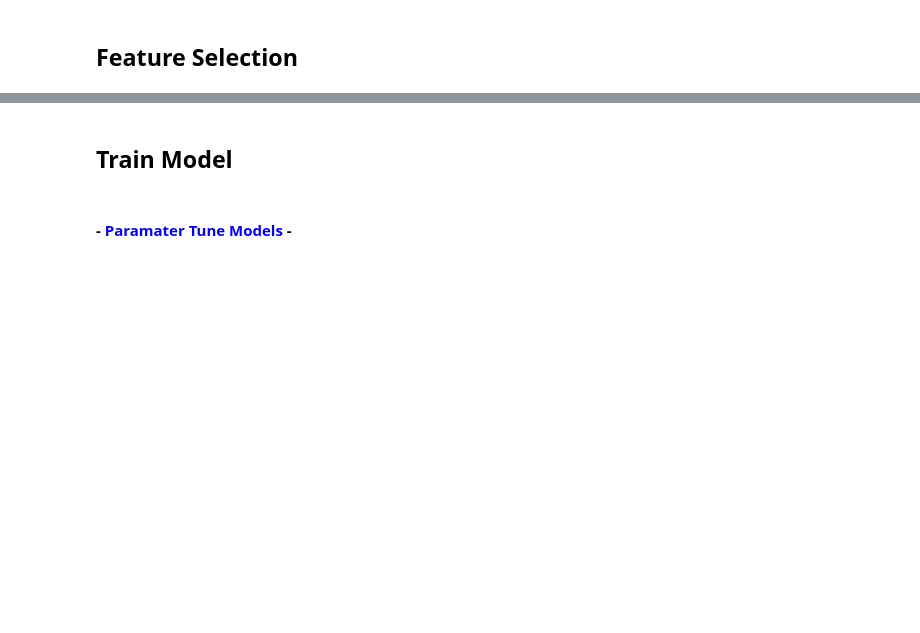
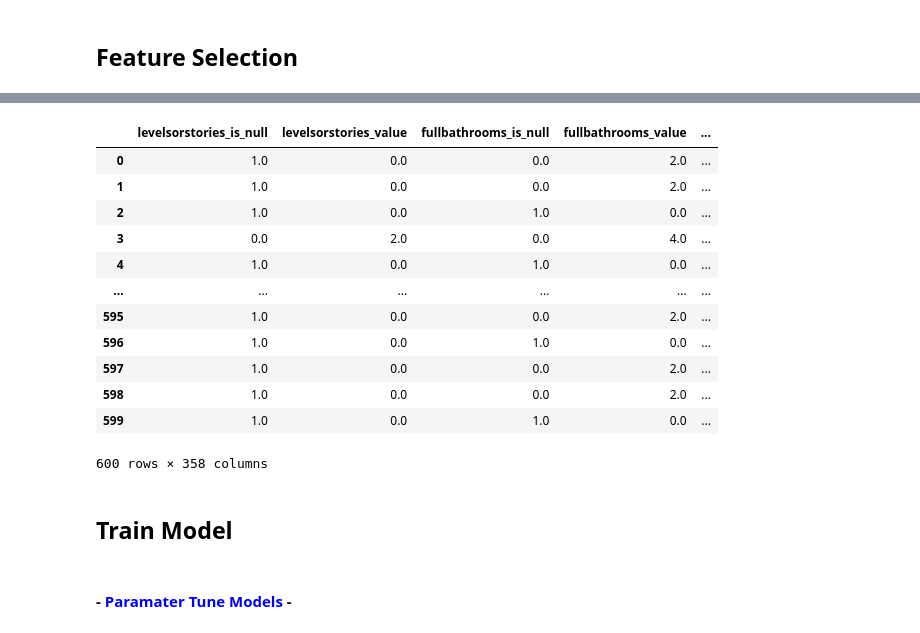
Before and after one commit to dangoML/DeepREI, a Jupyter notebook: Model/notebooks/DeepREI_Model.ipynb, the cells around one changed output, grey strips where cells are left out. Drawn from its saved outputs; the diff is of its cells as text; code cells hidden in the pictures; blank space fills up the shorter version.

```diff
--- a/Model/notebooks/DeepREI_Model.ipynb
+++ b/Model/notebooks/DeepREI_Model.ipynb
@@ -68,6 +68,9 @@ Index(['Unnamed: 0', 'propertyurl', 'listingtype', 'forsaleprice',
 # %%
 # remove columns we dont want
 base_data = base_data[['propertyurl','listingtype', 'lastsoldprice', 'bedroom', 'fullbathrooms', 'halfbathrooms','bathroomdescription', 'interiorfeatures', 'coolingfeatures','heatingfeatures', 'diningroomdescription', 'exteriorandlotfeatures','waterfeatures', 'waterfrontdescription', 'poolfeatures','pooldescription', 'manufacturedmode', 'garagespaces','parkingfeatures', 'homefeaturesview', 'otherequipment','elementaryschool', 'highschool', 'middleschool','associationfeeamenitie', 'association', 'associationamenities','associationfee', 'associationfeefrequency', 'maintenancedescription','petdescription', 'sourcelistingstatus', 'county', 'restrictions', 'sourcepropertytype', 'area','sourceneighborhood', 'publicsurveysection','subdivision', 'zoning', 'sourcesystemname', 'totalsquarefeetliving', 'constructionmaterials', 'directionfaces', 'propertyage','roof', 'levelsorstories', 'structuretype', 'housestyle','totalareasqft', 'yearbuiltdetails', 'architecturalstyle', 'sewer','watersource','yearbuilt']]
+# %%
+base_data = base_data[base_data['listingtype'] == 'sold'].reset_index(drop=True)
+base_data = base_data.iloc[0:1000]
 # %% [markdown]
 ## Feature Engineering
 # %% [markdown]
@@ -116,3 +185,19 @@ Performing PCA on Select Features
+# %%
+model_input.df_X_train.iloc[:,len(cont_num_columns)*2:]
+# %% [output]
+|  | levelsorstories_is_null | levelsorstories_value | fullbathrooms_is_null | fullbathrooms_value | ... |
+| 0 | 1.0 | 0.0 | 0.0 | 2.0 | ... |
+| 1 | 1.0 | 0.0 | 0.0 | 2.0 | ... |
+| 2 | 1.0 | 0.0 | 1.0 | 0.0 | ... |
+| 3 | 0.0 | 2.0 | 0.0 | 4.0 | ... |
+| 4 | 1.0 | 0.0 | 1.0 | 0.0 | ... |
+| ... | ... | ... | ... | ... | ... |
+| 595 | 1.0 | 0.0 | 0.0 | 2.0 | ... |
+| 596 | 1.0 | 0.0 | 1.0 | 0.0 | ... |
+| 597 | 1.0 | 0.0 | 0.0 | 2.0 | ... |
+| 598 | 1.0 | 0.0 | 0.0 | 2.0 | ... |
+| 599 | 1.0 | 0.0 | 1.0 | 0.0 | ... |
+600 rows × 358 columns
 # %% [markdown]
 ## Train Model
 # %% [markdown]
```
Also changed, not shown: parts of 12 cells of this notebook, 12 other files.
